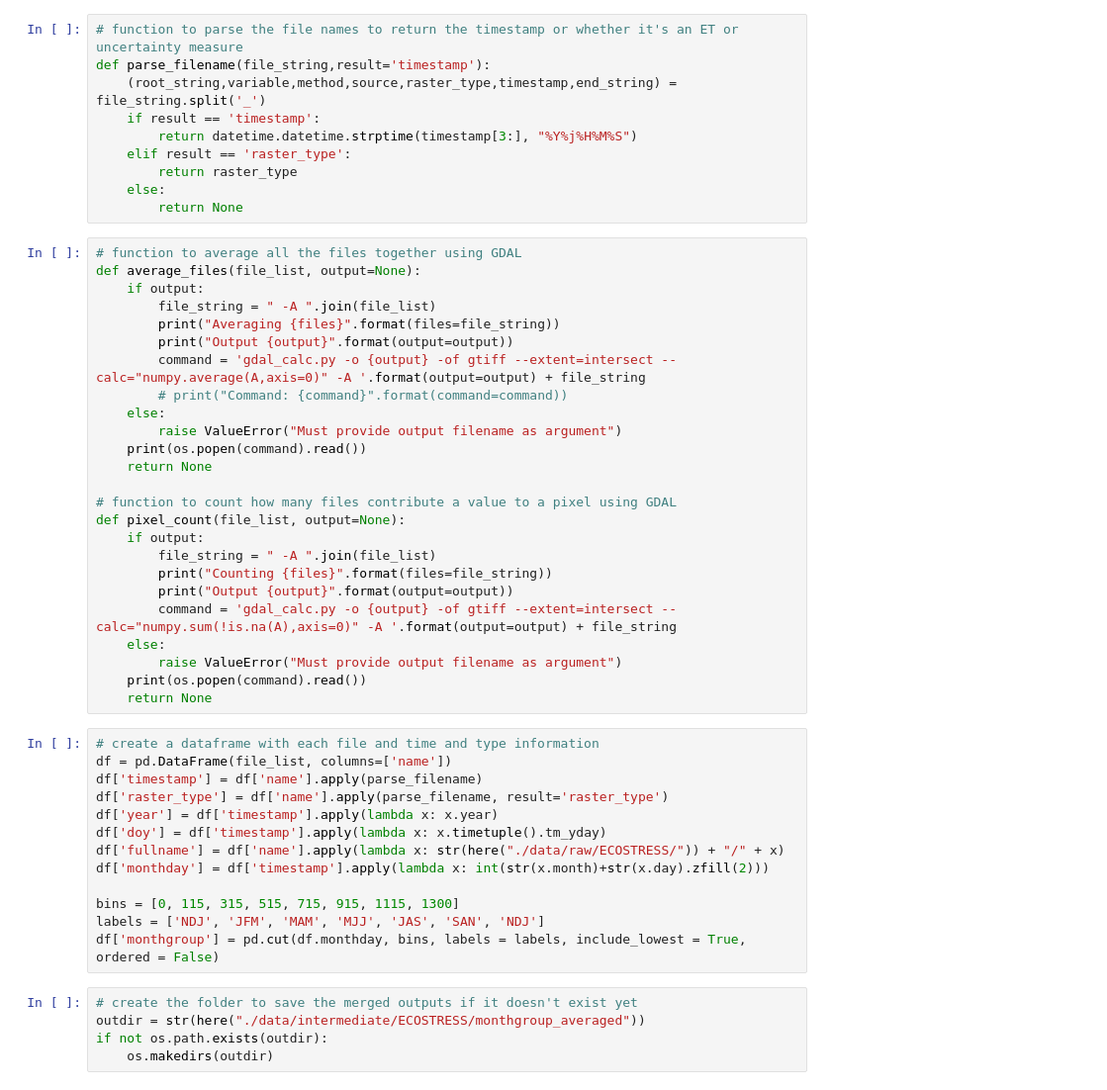
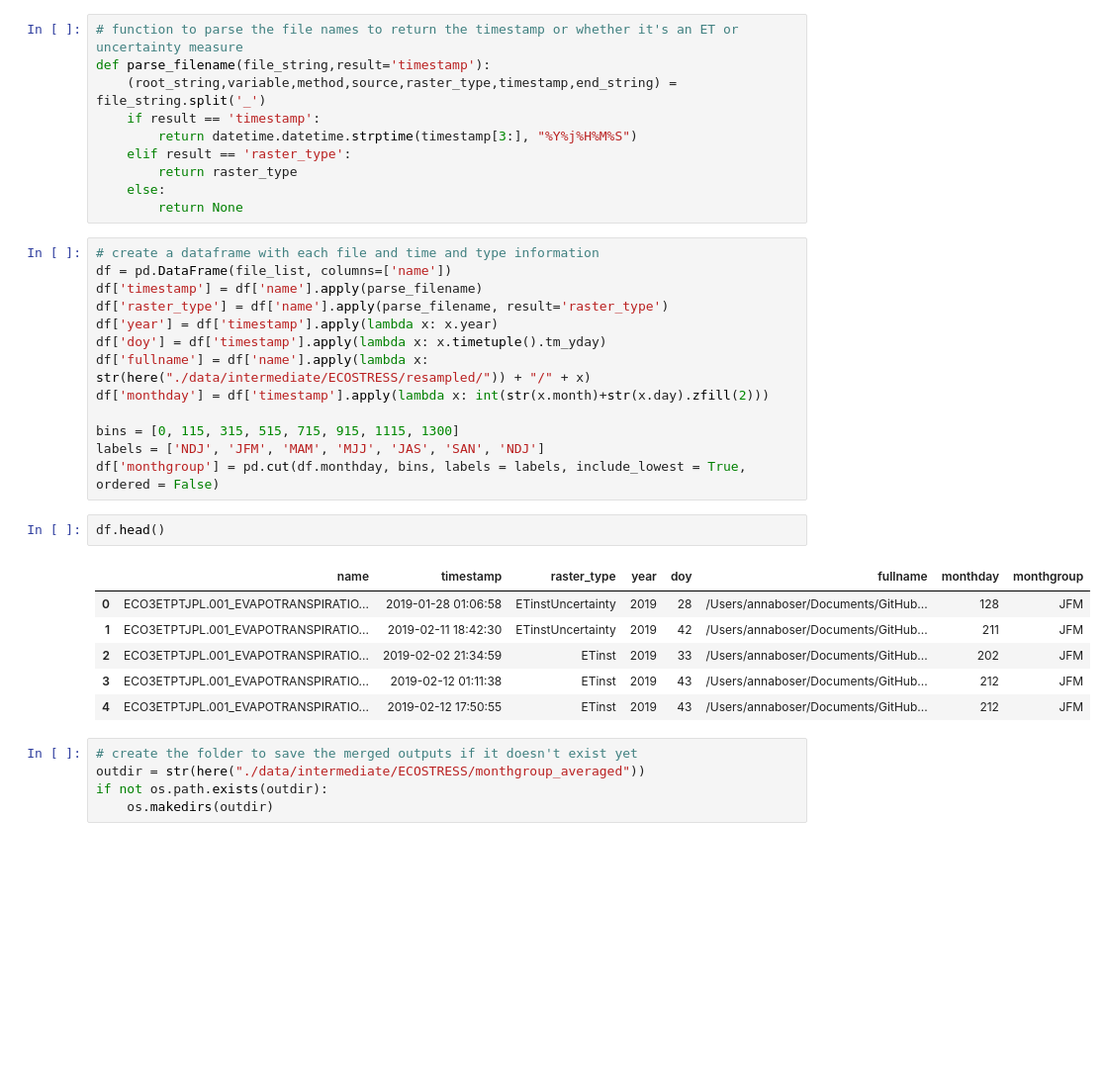
Before and after one commit to anna-boser/ET_agriculture, a Jupyter notebook: code/2_build_dataset/1_intermediate/7.5_ECOSTRESS_avg_monthgroup.ipynb, the cells around one changed output. Shown at 99% size. Saved outputs shown, nothing was run; the diff lists cells and outputs as text; blank space fills up the shorter version.

```diff
--- a/code/2_build_dataset/1_intermediate/7.5_ECOSTRESS_avg_monthgroup.ipynb
+++ b/code/2_build_dataset/1_intermediate/7.5_ECOSTRESS_avg_monthgroup.ipynb
@@ -17,31 +40,6 @@ def parse_filename(file_string,result='timestamp'):
         return raster_type
     else:
         return None
-# %%
-# function to average all the files together using GDAL
-def average_files(file_list, output=None):
-    if output:
-        file_string = " -A ".join(file_list)
-        print("Averaging {files}".format(files=file_string))
-        print("Output {output}".format(output=output))
-        command = 'gdal_calc.py -o {output} -of gtiff --extent=intersect --calc="numpy.average(A,axis=0)" -A '.format(output=output) + file_string
-        # print("Command: {command}".format(command=command))
-    else:
-        raise ValueError("Must provide output filename as argument")
-    print(os.popen(command).read())
-    return None
-
-# function to count how many files contribute a value to a pixel using GDAL
-def pixel_count(file_list, output=None):
-    if output:
-        file_string = " -A ".join(file_list)
-        print("Counting {files}".format(files=file_string))
-        print("Output {output}".format(output=output))
-        command = 'gdal_calc.py -o {output} -of gtiff --extent=intersect --calc="numpy.sum(!is.na(A),axis=0)" -A '.format(output=output) + file_string
-    else:
-        raise ValueError("Must provide output filename as argument")
-    print(os.popen(command).read())
-    return None
 # %%
 # create a dataframe with each file and time and type information
 df = pd.DataFrame(file_list, columns=['name'])
@@ -49,12 +47,21 @@ df['timestamp'] = df['name'].apply(parse_filename)
 df['raster_type'] = df['name'].apply(parse_filename, result='raster_type')
 df['year'] = df['timestamp'].apply(lambda x: x.year)
 df['doy'] = df['timestamp'].apply(lambda x: x.timetuple().tm_yday)
-df['fullname'] = df['name'].apply(lambda x: str(here("./data/raw/ECOSTRESS/")) + "/" + x)
+df['fullname'] = df['name'].apply(lambda x: str(here("./data/intermediate/ECOSTRESS/resampled/")) + "/" + x)
 df['monthday'] = df['timestamp'].apply(lambda x: int(str(x.month)+str(x.day).zfill(2)))
 
 bins = [0, 115, 315, 515, 715, 915, 1115, 1300]
 labels = ['NDJ', 'JFM', 'MAM', 'MJJ', 'JAS', 'SAN', 'NDJ']
 df['monthgroup'] = pd.cut(df.monthday, bins, labels = labels, include_lowest = True, ordered = False)
+# %%
+df.head()
+# %% [output]
+|  | name | timestamp | raster_type | year | doy | fullname | monthday | monthgroup |
+| 0 | ECO3ETPTJPL.001_EVAPOTRANSPIRATIO... | 2019-01-28 01:06:58 | ETinstUncertainty | 2019 | 28 | /Users/annaboser/Documents/GitHub... | 128 | JFM |
+| 1 | ECO3ETPTJPL.001_EVAPOTRANSPIRATIO... | 2019-02-11 18:42:30 | ETinstUncertainty | 2019 | 42 | /Users/annaboser/Documents/GitHub... | 211 | JFM |
+| 2 | ECO3ETPTJPL.001_EVAPOTRANSPIRATIO... | 2019-02-02 21:34:59 | ETinst | 2019 | 33 | /Users/annaboser/Documents/GitHub... | 202 | JFM |
+| 3 | ECO3ETPTJPL.001_EVAPOTRANSPIRATIO... | 2019-02-12 01:11:38 | ETinst | 2019 | 43 | /Users/annaboser/Documents/GitHub... | 212 | JFM |
+| 4 | ECO3ETPTJPL.001_EVAPOTRANSPIRATIO... | 2019-02-12 17:50:55 | ETinst | 2019 | 43 | /Users/annaboser/Documents/GitHub... | 212 | JFM |
 # %%
 # create the folder to save the merged outputs if it doesn't exist yet
 outdir = str(here("./data/intermediate/ECOSTRESS/monthgroup_averaged"))
```
Also changed, not shown: parts of 9 cells of this notebook, 9 other files.
